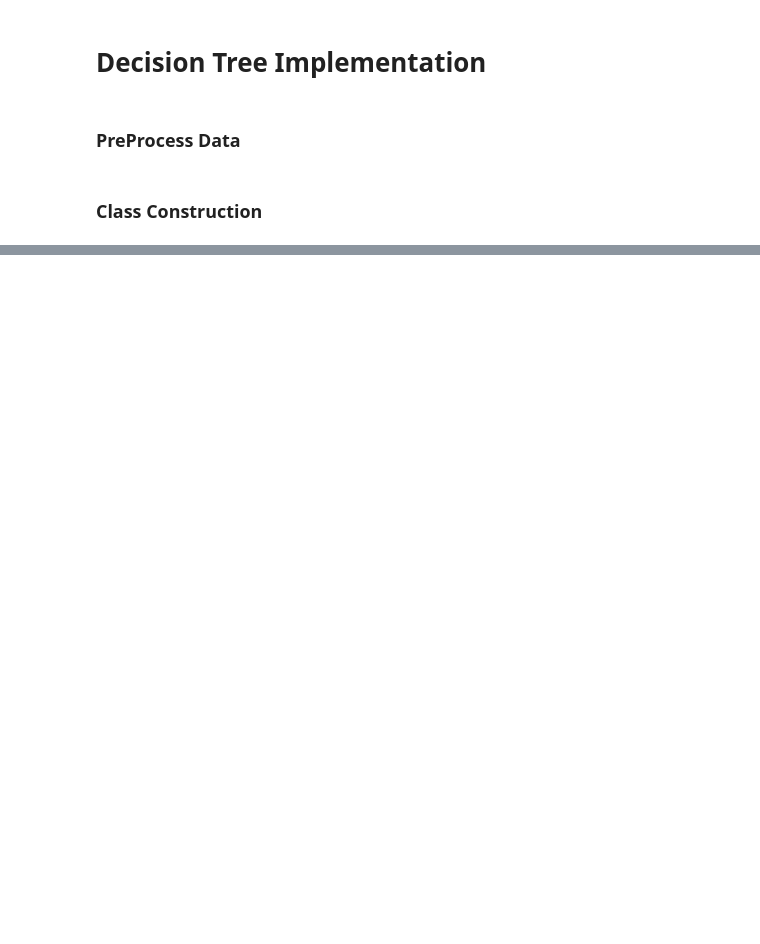
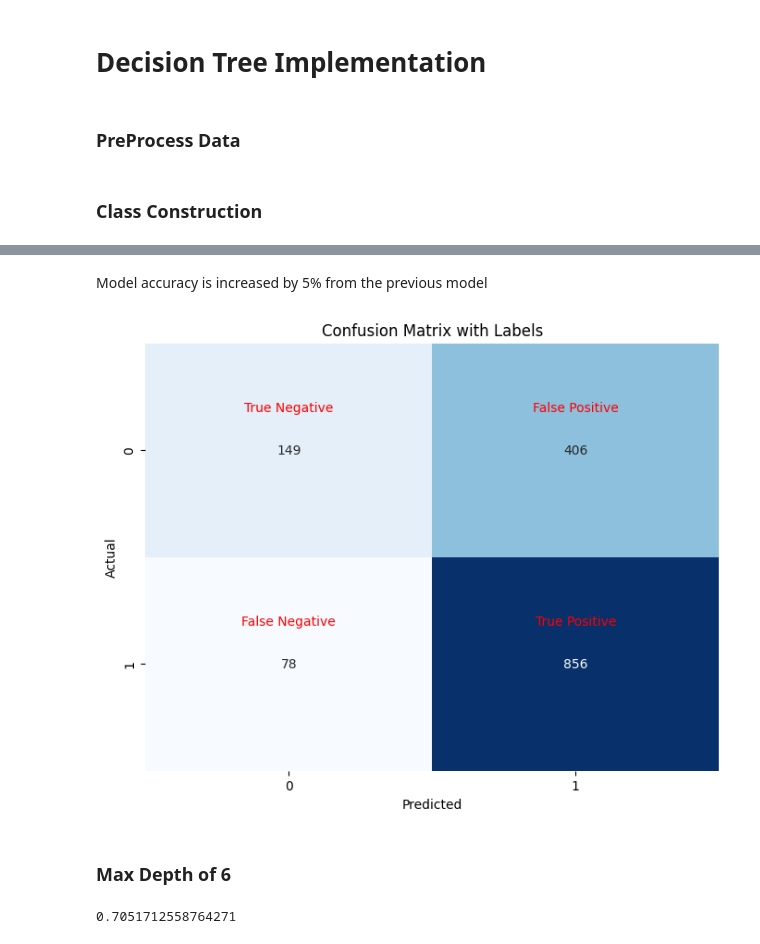
Before and after one commit to XixWISExiX/UFC-Predictor, a Jupyter notebook: DecisionTree.ipynb, the cells around one changed output, grey strips where cells are left out. Drawn from its saved outputs; the diff is of its cells as text; code cells hidden in the pictures; blank space fills up the shorter version.

```diff
--- a/DecisionTree.ipynb
+++ b/DecisionTree.ipynb
@@ -97,0 +161,15 @@ print(tree.validate(np.array(predictions), np.array(y_valid)))
+# %% [markdown]
+Model accuracy is increased by 5% from the previous model
+# %%
+tree3.plot(predictions3, y_valid)
+# %% [output]
+[figure, added]
+# %% [markdown]
+### Max Depth of 6
+# %%
+tree6 = DecisionTree(max_depth=6)
+tree6.fit(np.array(X_train), np.array(y_train))
+predictions6 = tree6.predict(np.array(X_valid))
+print(tree6.validate(predictions6, y_valid))
+# %% [output]
+0.7051712558764271
```
Also changed, not shown: parts of 21 cells of this notebook.
